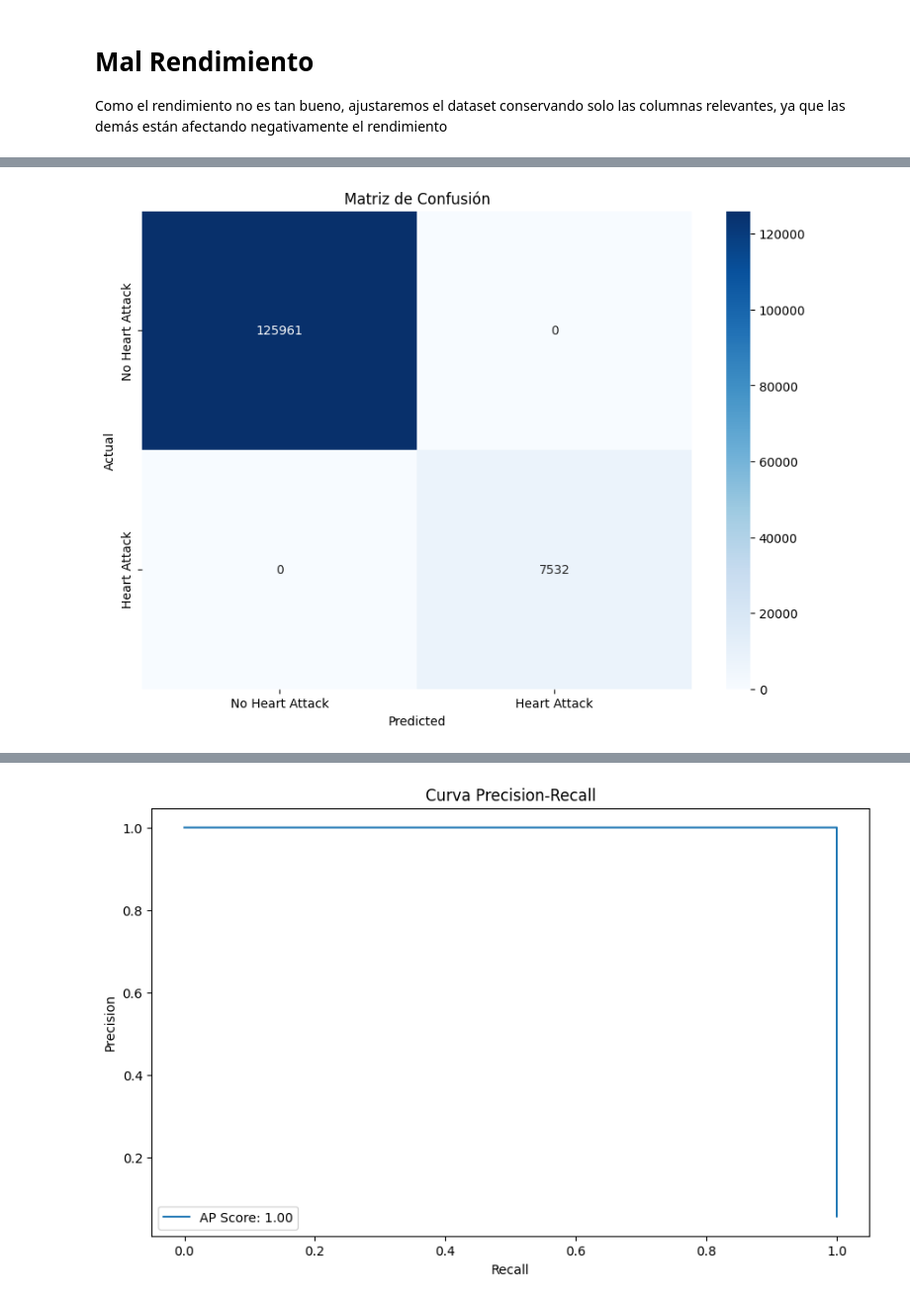
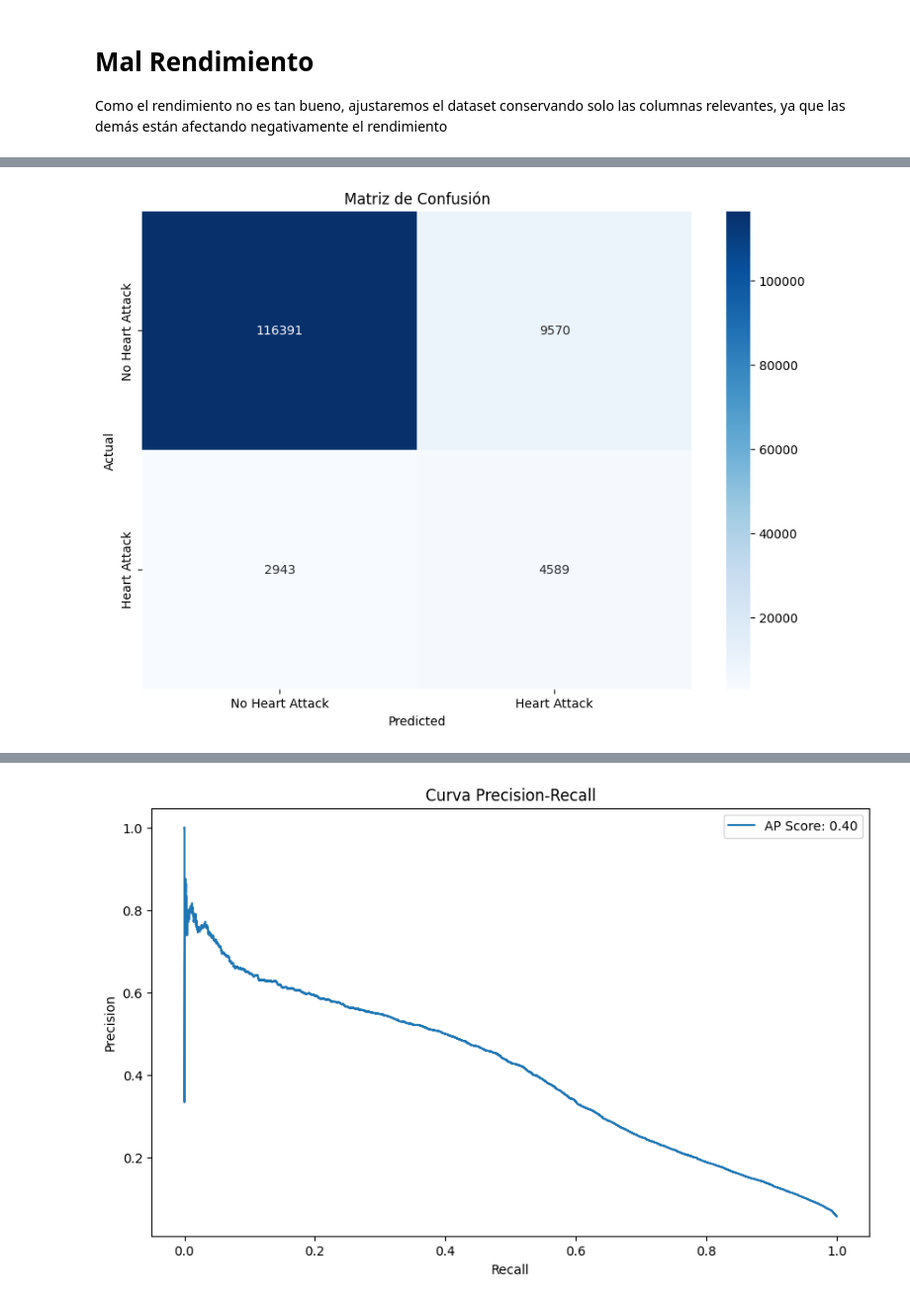
Before and after one commit to DiegoLuis62/Ciencias-de-datos---PF, a Jupyter notebook: Heart_Disease_Cleanse.ipynb, the cells around one changed output, grey strips where cells are left out. Shown at 99% size. Cells and saved outputs as stored; diff of their text form; code cells hidden in the pictures.

Commit message:
Correción de error : X tenía la variable HadheartAttack, y mejora en los balances de peso pues descubrí de que había 94% no tuvieron problemas cardiacos y un 6% si tuvieron.

```diff
--- a/Heart_Disease_Cleanse.ipynb
+++ b/Heart_Disease_Cleanse.ipynb
@@ -633,6 +575,8 @@ F1 Score: 0.3382979966123474
 Como el rendimiento no es tan bueno, ajustaremos el dataset conservando solo las columnas relevantes, ya que las demás están afectando negativamente el rendimiento
 # %%
 columnas_a_eliminar = [
+    # variable objectivo. así que no debe estar en x para predecirla así misma
+    'HadHeartAttack',
     'State',  # Ubicación geográfica no es un factor médico directo
     'DeafOrHardOfHearing',  # Problemas auditivos no relacionados
     'BlindOrVisionDifficulty',  # Problemas visuales no relacionados
@@ -651,6 +595,8 @@ columnas_a_eliminar = [
 
 
 variables_clave = [
+
+
     # Factores demográficos básicos
     'Sex',
     'AgeCategory',
@@ -835,8 +847,7 @@ target_column = "HadHeartAttack"
 df_imputado[target_column] = df_imputado[target_column].astype('category')
 
 # Definir variables predictoras (X) y la variable objetivo (y)
-X = df_imputado.drop(columns=[target_column]) # Elimino la columna objetivo de la X
-X = df_imputado.drop(columns=columnas_a_eliminar) # elimino las columnas que considero poco utiles
+X = df_imputado.drop(columns=columnas_a_eliminar)  # Elimina todo de una vez
 y = df_imputado[target_column]  # Mantenemos como categoría
 
 # Identificar columnas categóricas en X
@@ -853,20 +864,25 @@ X_train, X_test, y_train, y_test = train_test_split(
 # 3. Configuración y Entrenamiento del Modelo
 # --------------------------------------------------
 lgb_model = lgb.LGBMClassifier(
-    boosting_type='goss',
-    n_estimators=500,  # Reducido para evitar overfitting
-    learning_rate=0.05,
-    max_depth=7,       # Limitado
-    num_leaves=31,
-    min_data_in_leaf=50,
-    feature_fraction=0.7,
-    lambda_l1=0.3,    # Más regularización
-    lambda_l2=0.3,
-    class_weight='balanced',
+    boosting_type='goss',  # Mantenemos GOSS
+    n_estimators=1500,     # +50% árboles (mejor generalización)
+    learning_rate=0.02,    # Reducido para mayor precisión
+    max_depth=12,          # Profundidad balanceada
+    num_leaves=63,         # 2^(max_depth-1) - 1
+    min_child_samples=20,  # Más bajo para capturar patrones raros
+    reg_alpha=0.3,         # Regularización L1 reducida
+    reg_lambda=0.3,        # Regularización L2 reducida
+    class_weight={'No': 1, 'Yes': 8},  # Peso más extremo (ajustado a tu 6% de positivos)
     random_state=42,
     objective='binary',
-    metric='aucpr'     # Métrica robusta para clases desbalanceadas
-
+    metric='aucpr',
+    n_jobs=-1,
+    importance_type='gain',
+    min_data_in_leaf=50,   # Reducido para mayor sensibilidad
+    cat_smooth=15,         # Menor suavizado para categóricas
+    extra_trees=True,      # Mantenemos aleatorización
+    feature_fraction=0.7,  # Nueva: Variabilidad en features
+    bagging_freq=5         # Nueva: Submuestreo periódico
 )
 
 # Entrenamiento con early stopping (una sola vez)
@@ -875,7 +891,7 @@ lgb_model.fit(
     eval_set=[(X_test, y_test)],
     eval_metric='binary_logloss',
     categorical_feature=categorical_columns,
-    callbacks=[lgb.early_stopping(stopping_rounds=50)]
+    callbacks=[lgb.early_stopping(stopping_rounds=10)]
 )
 
 # 4. Predicción y Evaluación
@@ -943 +951 @@ F1 Score: 1.0
-[figure, old version]
+[figure, new version]
@@ -949 +952 @@ F1 Score: 1.0
-[figure, old version]
+[figure, new version]
```
Also changed, not shown: parts of 19 cells of this notebook.
